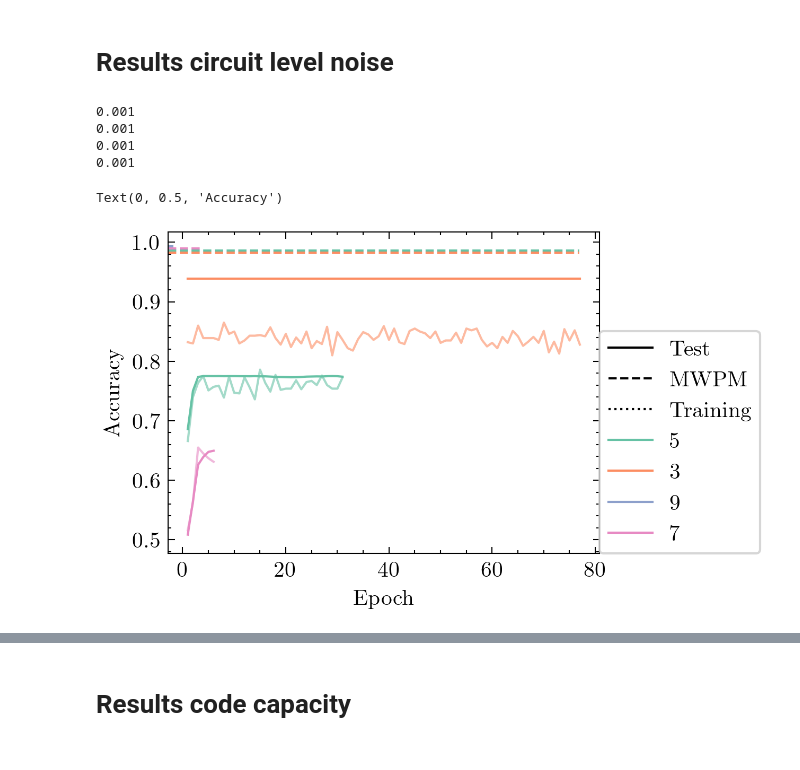
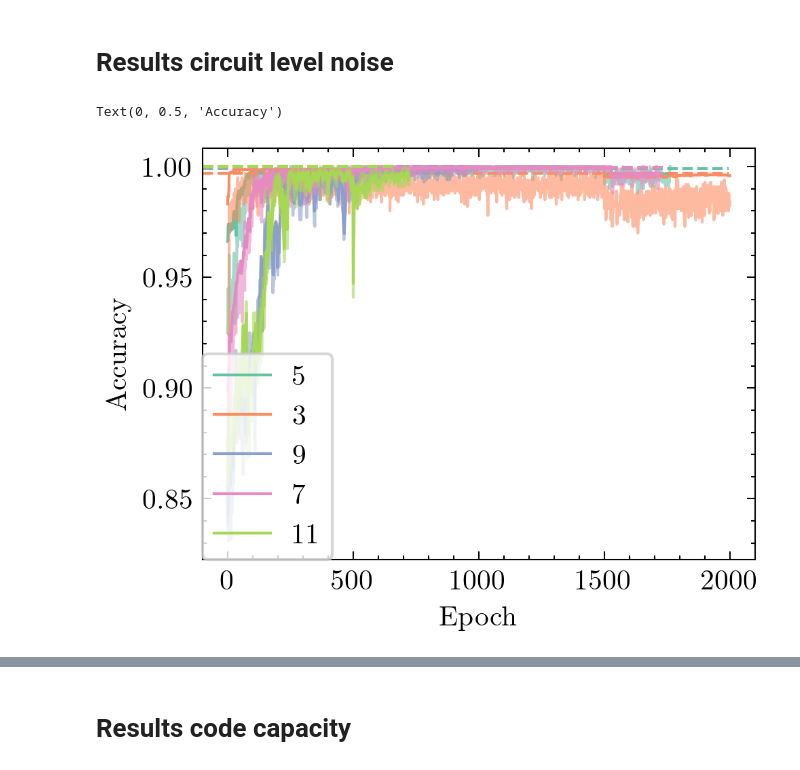
Before and after one commit to LangeMoritz/neural_matching, a Jupyter notebook: build_decoder.ipynb, the cells around one changed output, grey strips where cells are left out. Saved outputs shown, nothing was run; the diff lists cells and outputs as text; code cells hidden in the pictures.

```diff
--- a/build_decoder.ipynb
+++ b/build_decoder.ipynb
@@ -37,48 +37,46 @@ get_acc_from_csv('/Users/xlmori/Desktop/neural_matching/mwpm_stim_p_2e-3_5e-3_re
 # %%
 
 fig, ax = plt.subplots()
-parent = 'saved_models/stim_gcn_32_64_100_mlp_128_64_32/'
+parent = 'saved_models/stim_gcn_32_64_128_mlp_128_64_32_memory_x/'
 all_files = os.listdir(parent)
-ax.plot(6, 0.9, c = 'black', ls = 'solid', label = 'Test')
-ax.plot(6, 0.9, c = 'black', ls = 'dashed', label = 'MWPM')
-ax.plot(6, 0.9, c = 'black', ls = 'dotted', label = 'Training')
+# ax.plot(6, 0.9, c = 'black', ls = 'solid', label = 'Test')
+# ax.plot(6, 0.9, c = 'black', ls = 'dashed', label = 'MWPM')
+# ax.plot(6, 0.9, c = 'black', ls = 'dotted', label = 'Training')
 for i, file_name in enumerate(all_files):
 
     file_folder = parent + file_name
     # Use regex to extract the integer after 'd_'
     match = re.search(r'd_(\d+)_d', file_name)
     if match:
         d = int(match.group(1))  # Convert extracted string to integer
     match = re.search(r'd_t_(\d+)_p', file_name)
     if match:
         d_t = int(match.group(1))  # Convert extracted string to integer
     match = re.search(r'00(\d+).pt', file_name)
     if match:
         p = int(match.group(1)) / 1000  # Convert extracted string to integer
-    mwpm_acc = 1 - get_acc_from_csv('/Users/xlmori/Desktop/neural_matching/mwpm_stim_p_2e-3_5e-3_results.csv', d, d_t, p)
+
+    p = 0.002
+    mwpm_acc = 1 - get_acc_from_csv('/Users/xlmori/Desktop/neural_matching/mwpm_stim_p_1e-3_5e-3_results.csv', d, d_t, p)
     model = torch.load(file_folder, map_location = torch.device('cpu'), weights_only=False)
     history = model['history']
     # Extract epochs and loss values
     epochs = [entry['epoch'] for entry in history]
     reward = [entry['epoch_reward'] for entry in history]
     train_acc = [entry['train_acc'] for entry in history]
     test_acc = [entry['test_acc'] for entry in history]
-    # ax[0].plot(epochs, reward, label = f'd = {d}')
-    optimizer_state = model['optimizer_state_dict']
-    for param_group in optimizer_state['param_groups']:
-        print(param_group['lr'])
+    # # ax[0].plot(epochs, reward, label = f'd = {d}')
+    # optimizer_state = model['optimizer_state_dict']
+    # for param_group in optimizer_state['param_groups']:
+    #     print(param_group['lr'])
 
     ax.plot(epochs, train_acc, alpha = 0.6)
-    ax.plot(epochs, test_acc, c = plt.gca().lines[-1].get_color(), label = f'{d}')
+    ax.plot(epochs, test_acc , c = plt.gca().lines[-1].get_color(), label = f'{d}')
     ax.axhline(mwpm_acc, 0, len(epochs) / ax.get_xlim()[1], c = plt.gca().lines[-1].get_color(), ls = 'dashed')
-ax.legend(frameon = True, loc = (1, 0))
+ax.legend(frameon = True, loc = (0, 0))
 ax.set_xlabel('Epoch')
 ax.set_ylabel('Accuracy')
 # plt.tight_layout()
 # %% [output]
-0.001
-0.001
-0.001
-0.001
+Text(0, 0.5, 'Accuracy')
-Text(0, 0.5, 'Accuracy')
-[figure, old version]
+[figure, new version]
```
Also changed, not shown: parts of 6 cells of this notebook, 4 other files.
